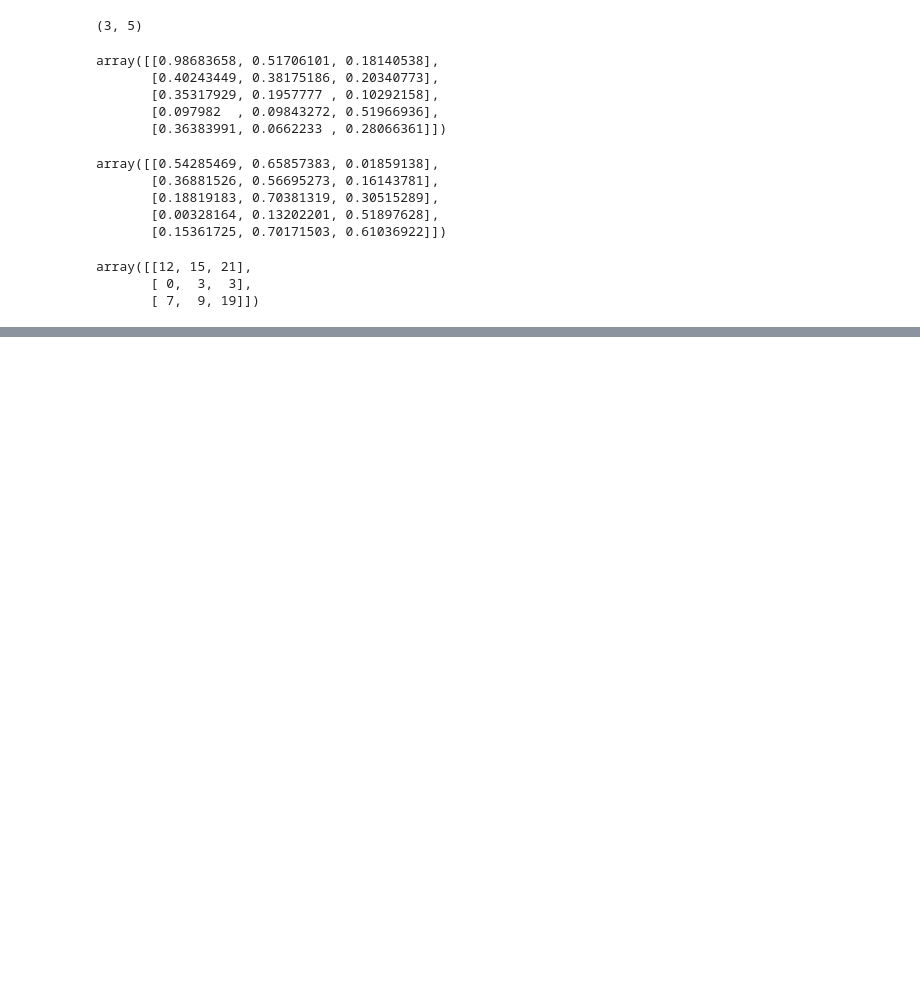
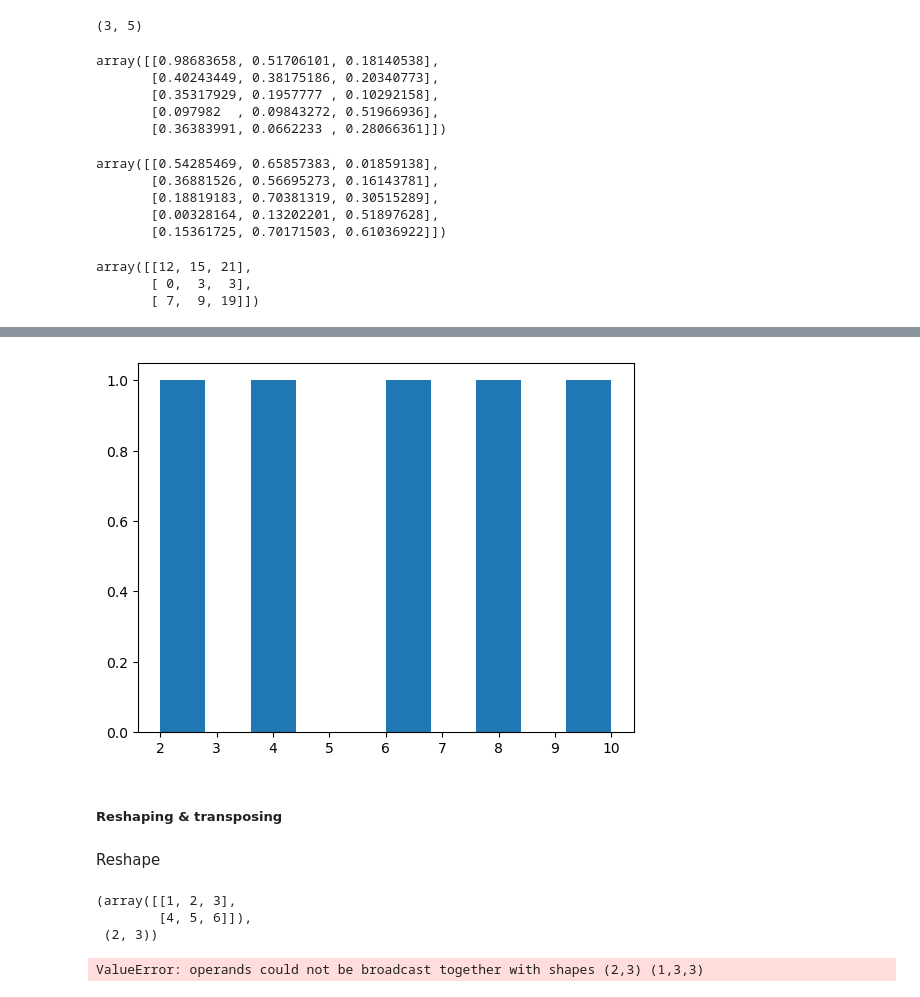
Before and after one commit to emacampa3/data-science, a Jupyter notebook: first-env/numpy-introduction.ipynb, the cells around one changed output, grey strips where cells are left out. Saved outputs shown, nothing was run; the diff lists cells and outputs as text; code cells hidden in the pictures; blank space fills up the shorter version.

```diff
--- a/first-env/numpy-introduction.ipynb
+++ b/first-env/numpy-introduction.ipynb
@@ -212,0 +382,19 @@ array([[[[5, 0],
+# %%
+plt.hist(low_var_array)
+plt.show()
+# %% [output]
+[figure, added]
+# %% [markdown]
+##### Reshaping & transposing
+# %% [markdown]
+Reshape
+# %%
+a2, a2.shape
+# %% [output]
+(array([[1, 2, 3],
+        [4, 5, 6]]),
+ (2, 3))
+# %%
+a2 * a3 # not possible without reshaping
+# %% [output]
+ValueError: operands could not be broadcast together with shapes (2,3) (1,3,3)
```
Also changed, not shown: parts of 64 cells of this notebook.
